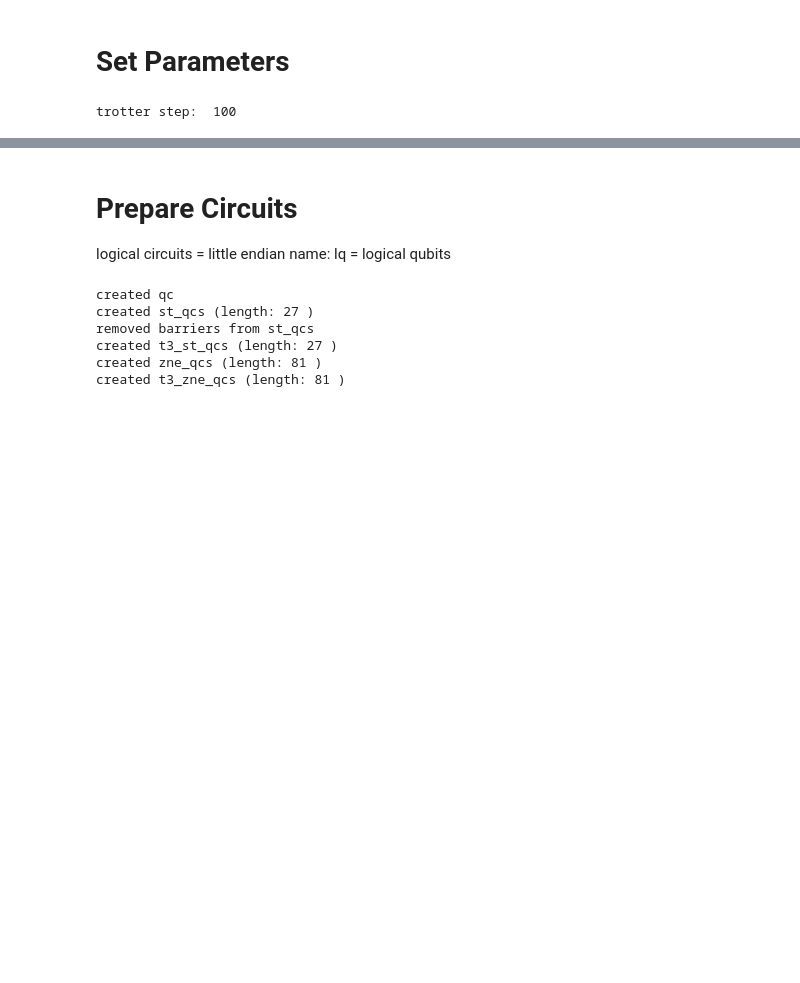
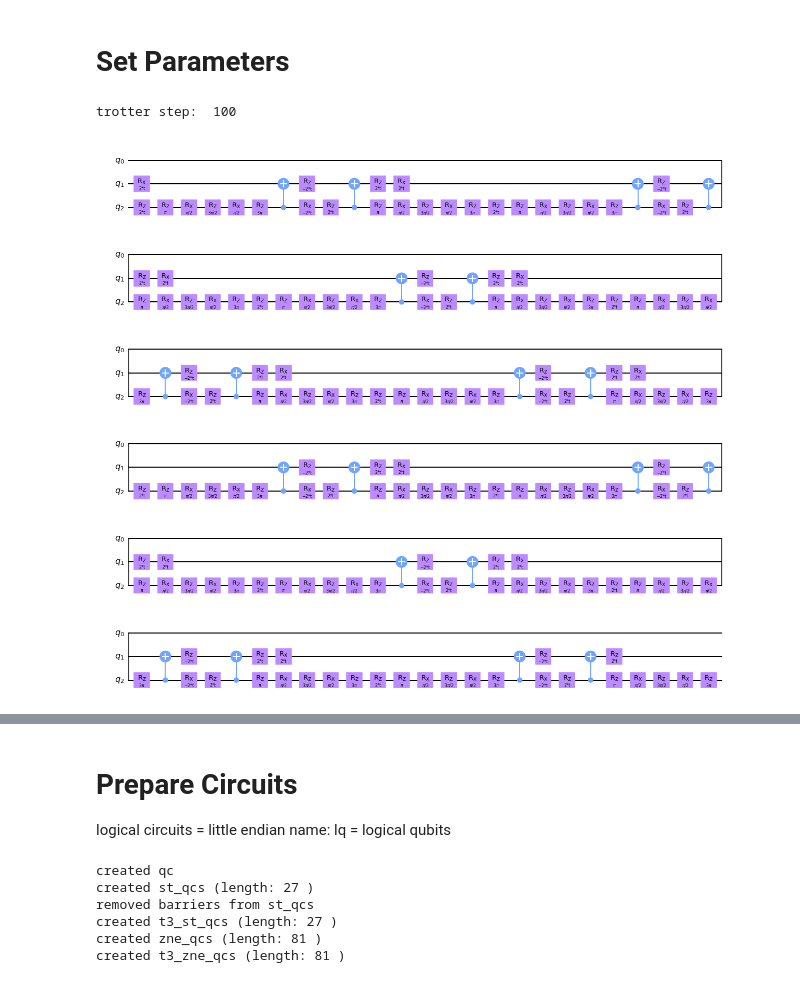
Before and after one commit to BOBO1997/osp_solutions, a Jupyter notebook: experiments/figures/100step_fake.ipynb, the cells around one changed output, grey strips where cells are left out. Cells and saved outputs as stored; diff of their text form; code cells hidden in the pictures; blank space fills up the shorter version.

```diff
--- a/experiments/figures/100step_fake.ipynb
+++ b/experiments/figures/100step_fake.ipynb
@@ -70,3 +70,6 @@ print("trotter step: ", num_steps)
 scale_factors = [1.0, 2.0, 3.0]
 # %% [output]
 trotter step:  100
+# %%
+qr = QuantumRegister(num_qubits, name="q")
+qc = QuantumCircuit(qr)
@@ -72,0 +79,6 @@ trotter step:  100
+# %%
+# tqc = transpile(qc, optimization_level=0, basis_gates=["sx", "cx", "rz"])
+tqc = transpile(qc, optimization_level=0, basis_gates=["rx", "rz", "cx"])
+tqc.draw("mpl")
+# %% [output]
+[figure, added]
```
Also changed, not shown: parts of 5 cells of this notebook, 1 other file.
